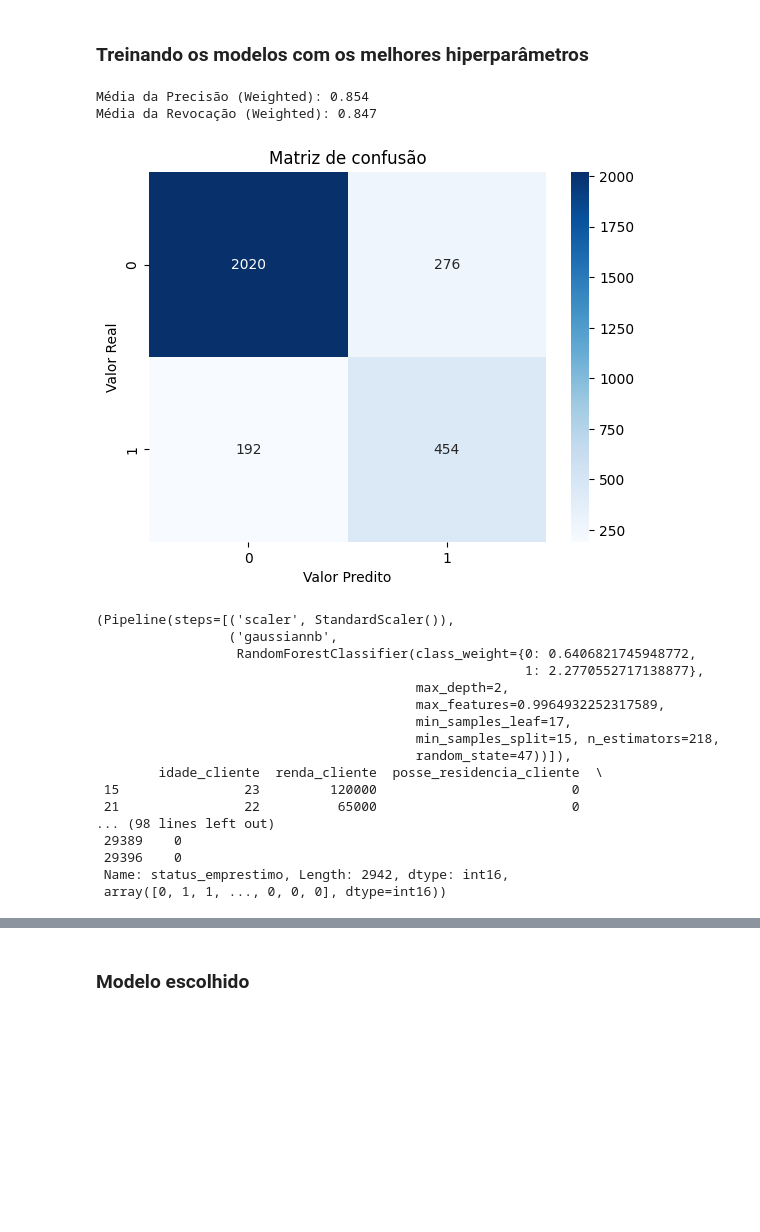
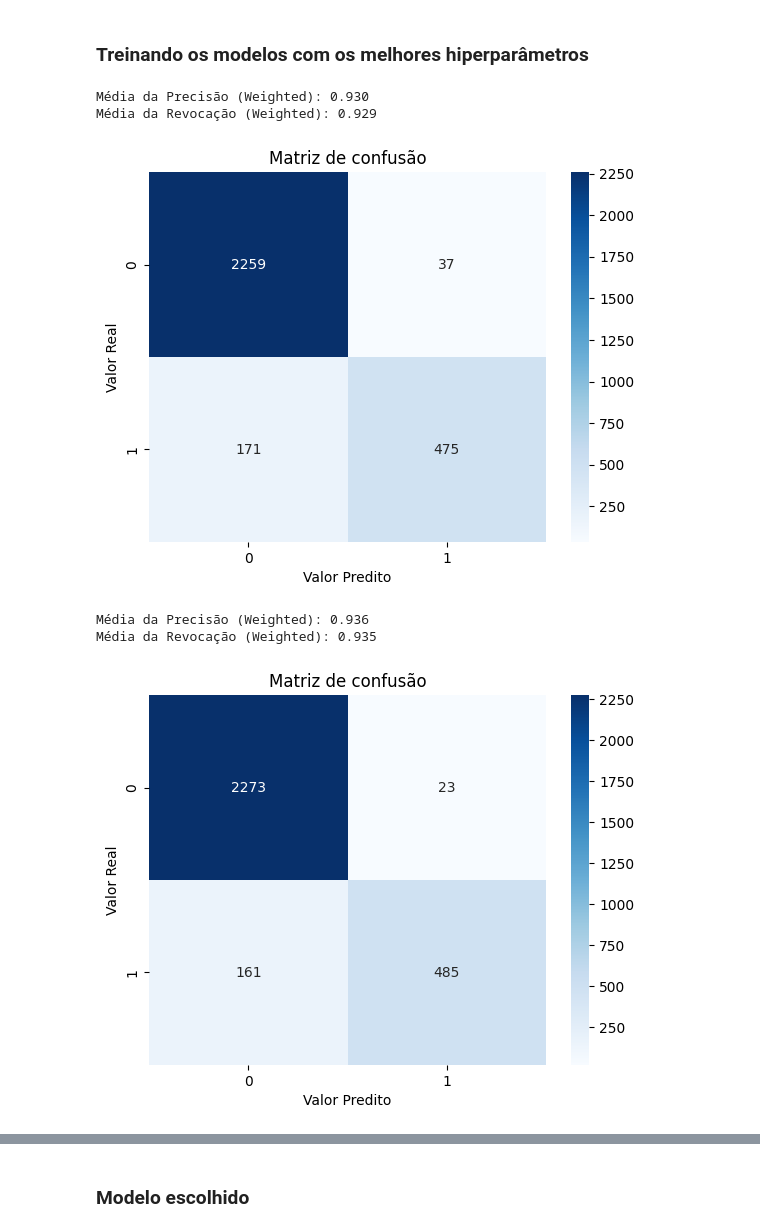
Before and after one commit to GBibiano/risco-credito, a Jupyter notebook: modelagem.ipynb, the cells around one changed output, grey strips where cells are left out. Saved outputs shown, nothing was run; the diff lists cells and outputs as text; code cells hidden in the pictures; blank space fills up the shorter version.

```diff
--- a/modelagem.ipynb
+++ b/modelagem.ipynb
@@ -493,49 +498,44 @@ Melhores hiperparâmetros:  {'n_estimators': 108, 'max_depth': 14, 'learning_rat
 ### Treinando os modelos com os melhores hiperparâmetros
 # %%
 # treinando o random forest classifier
-# ROC_AUC_SCORE: {'n_estimators': 218, 'max_depth': 2, 'min_samples_split': 15, 'min_samples_leaf': 17, 'max_features': 0.9964932252317589}
-# {'n_estimators': 218, 'max_depth': 2, 'min_samples_split': 15, 'min_samples_leaf': 17, 'max_features': 0.9964932252317589}. Best is trial 27 with value: 0.8219861436230462.
+# precision_recall_curve baixo: {'n_estimators': 78, 'max_depth': 2, 'min_samples_split': 11, 'min_samples_leaf': 11, 'max_features': 0.8632489057911502}
+# precisão/revocação: 0.854 / 0.847
+
+# precision_recall_curve alto: {'n_estimators': 92, 'max_depth': 17, 'min_samples_split': 13, 'min_samples_leaf': 5, 'max_features': 0.6245539058055509}
+# precisão/revocação: 0.930 / 0.929
 random_forest = RandomForestClassifier(
-    n_estimators=218,
-    max_depth=2,
-    min_samples_split=15,
-    min_samples_leaf=17,
-    max_features=0.9964932252317589,
+    criterion='entropy',
+    n_estimators=92,
+    max_depth=17,
+    min_samples_split=13,
+    min_samples_leaf=5,
+    max_features=0.6245539058055509,
     class_weight=pesos, # peso das classes
     random_state=47
 )
 
 rf_treinado, _, _, _ = treinar_modelo(random_forest, X, y, True)
 # %% [output]
-Média da Precisão (Weighted): 0.854
-Média da Revocação (Weighted): 0.847
+Média da Precisão (Weighted): 0.930
+Média da Revocação (Weighted): 0.929
-[figure, old version]
+[figure, new version]
-(Pipeline(steps=[('scaler', StandardScaler()),
-                 ('gaussiannb',
-                  RandomForestClassifier(class_weight={0: 0.6406821745948772,
-                                                       1: 2.2770552717138877},
-                                         max_depth=2,
-                                         max_features=0.9964932252317589,
-                                         min_samples_leaf=17,
-                                         min_samples_split=15, n_estimators=218,
-                                         random_state=47))]),
-        idade_cliente  renda_cliente  posse_residencia_cliente  \
- 15                23         120000                         0
- 21                22          65000                         0
-... (98 lines left out)
- 29389    0
- 29396    0
- Name: status_emprestimo, Length: 2942, dtype: int16,
- array([0, 1, 1, ..., 0, 0, 0], dtype=int16))
 # %%
-"""# treinando o xgboost classifier
+# treinando o xgboost classifier
+# precision_recall_curve baixo:  {'n_estimators': 50, 'max_depth': 2, 'learning_rate': 0.0336961292658704, 'gamma': 0.7381414333194561}
+# precisão/revocação: 0.878 / 0.859
+
+# precision_recall_curve alto: {'n_estimators': 114, 'max_depth': 4, 'learning_rate': 0.45563977171150727, 'gamma': 0.44483996937014203}
+# precisão/revocação: 0.936 / 0.935
 xgboost = XGBClassifier(
-    n_estimators=...,
-    max_depth=...,
-    learning_rate=...,
-    gamma=...,
+    n_estimators=114,
+    max_depth=4,
+    learning_rate=0.45563977171150727,
+    gamma=0.44483996937014203,
     random_state=47
 )
 
 xgb_treinado, _, _, _ = treinar_modelo(xgboost, X, y, True)
-"""
+# %% [output]
+Média da Precisão (Weighted): 0.936
+Média da Revocação (Weighted): 0.935
+[figure, added]
```
Also changed, not shown: parts of 7 cells of this notebook.
